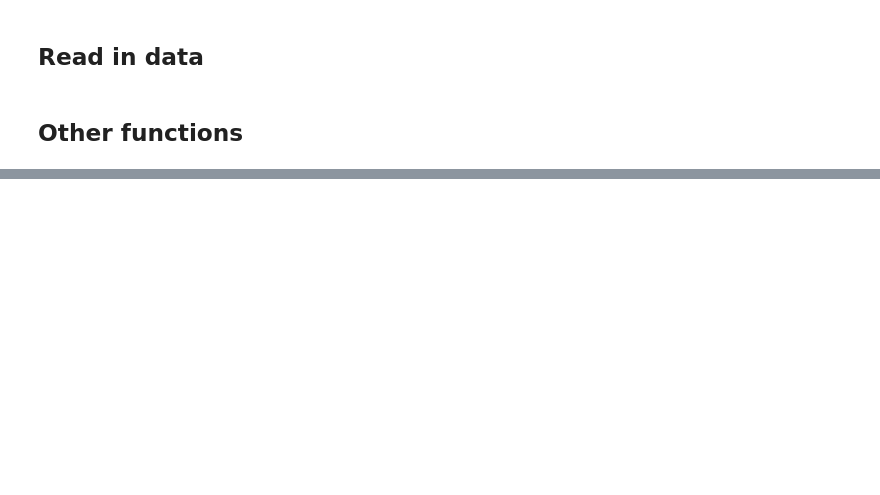
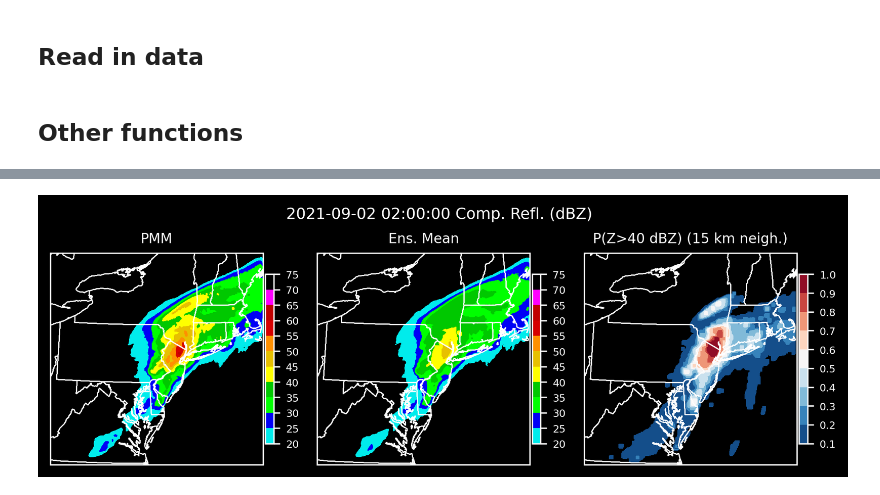
Before and after one commit to tyfolino/ida-precip, a Jupyter notebook: field_maps.ipynb, the cells around one changed output, grey strips where cells are left out. Cells and saved outputs as stored; diff of their text form; code cells hidden in the pictures; blank space fills up the shorter version.

```diff
--- a/field_maps.ipynb
+++ b/field_maps.ipynb
@@ -71,0 +208,18 @@ def pmm(da: xr.DataArray) -> xr.DataArray:
+# %%
+# Select 01–02 UTC composite reflectivity
+with ProgressBar():
+    comp_dz_0102 = comp_dz.sel(
+        time=slice("2021-09-02 01:00:00", "2021-09-02 02:00:00")
+    ).compute()
+
+# Calculate PMM
+pmm_comp_dz = pmm(comp_dz_0102)
+
+# Ensemble and initialization mean
+ens_mean_comp_dz = comp_dz_0102.mean(dim="run")
+
+# Probability of exceedence
+# 15 km neighborhood
+poe_comp_dz = (comp_dz_0102 > 40).sum(dim="run").rolling(
+    lat=5, lon=5, center=True
+).max() / len(comp_dz_0102.run)
@@ -71,0 +230,71 @@ def pmm(da: xr.DataArray) -> xr.DataArray:
+# %%
+# We want to make an animated gif of the pmm, ensemble mean, and poe
+# Make list of titles
+titles = ["PMM", "Ens. Mean", 'P(Z>40 dBZ) (15 km neigh.)']
+
+# Values to plot
+values = [pmm_comp_dz, ens_mean_comp_dz, poe_comp_dz]
+
+# Create 1x3 figure
+fig, axs = plt.subplots(
+    1,
+    3,
+    figsize=(6.5, 2.17),
+    sharex=True,
+    sharey=True,
+    dpi=300,
+    layout="constrained",
+    subplot_kw=dict(projection=proj)
+)
+def update(frame):
+    for i, ax in enumerate(axs):  # loop through each axis
+        # Make plot
+        if i < 2:  # if not the last plot
+            p = ax.contourf(
+                lon,
+                lat,
+                values[i].isel(time=frame),
+                cmap=dbz_cmap,
+                levels=range(20, 80, 5),
+                transform=ccrs.PlateCarree(),
+            )
+        else:  # if the last plot
+            p = ax.contourf(
+                lon,
+                lat,
+                values[i].isel(time=frame),
+                cmap="RdBu_r",
+                levels=np.arange(0.1, 1.1, 0.1),  # levels from 0.1 to 1 by 0.1
+                transform=ccrs.PlateCarree(),
+            )
+        # Add state boundaries
+        ax.add_feature(cfeature.STATES, linewidth=0.5, edgecolor="white")
+
+        # Add title
+        ax.set_title(titles[i], fontsize=8)
+
+        # Remove previous colorbar if exists
+        if hasattr(ax, 'colorbar'):
+            ax.colorbar.remove()
+
+        # Add colorbar to each plot
+        cb = fig.colorbar(p, ax=ax, shrink=0.8, pad=0.01)
+        cb.ax.tick_params(labelsize=6)
+        ax.colorbar = cb
+
+        # If in first two plots, set colorbar labels to match levels
+        if i < 2:
+            cb.set_ticks(range(20, 80, 5))  # set ticks
+            cb.set_ticklabels(range(20, 80, 5))  # set tick labels
+
+    # Make suptitle containing time value and stating reflectivity
+    fig.suptitle(
+        str(comp_dz_0102.time.isel(time=frame).values) + " Comp. Refl. (dBZ)",
+        fontsize=9,
+    )
+
+anim = FuncAnimation(fig, update, frames=13, repeat=True)
+
+anim.save("comp_refl.gif",writer="Pillow",fps=2)
+plt.show()
+# %% [output]
@@ -71,0 +302 @@ def pmm(da: xr.DataArray) -> xr.DataArray:
+[figure, added]
```
Also changed, not shown: parts of 25 cells of this notebook, 2 other files.
